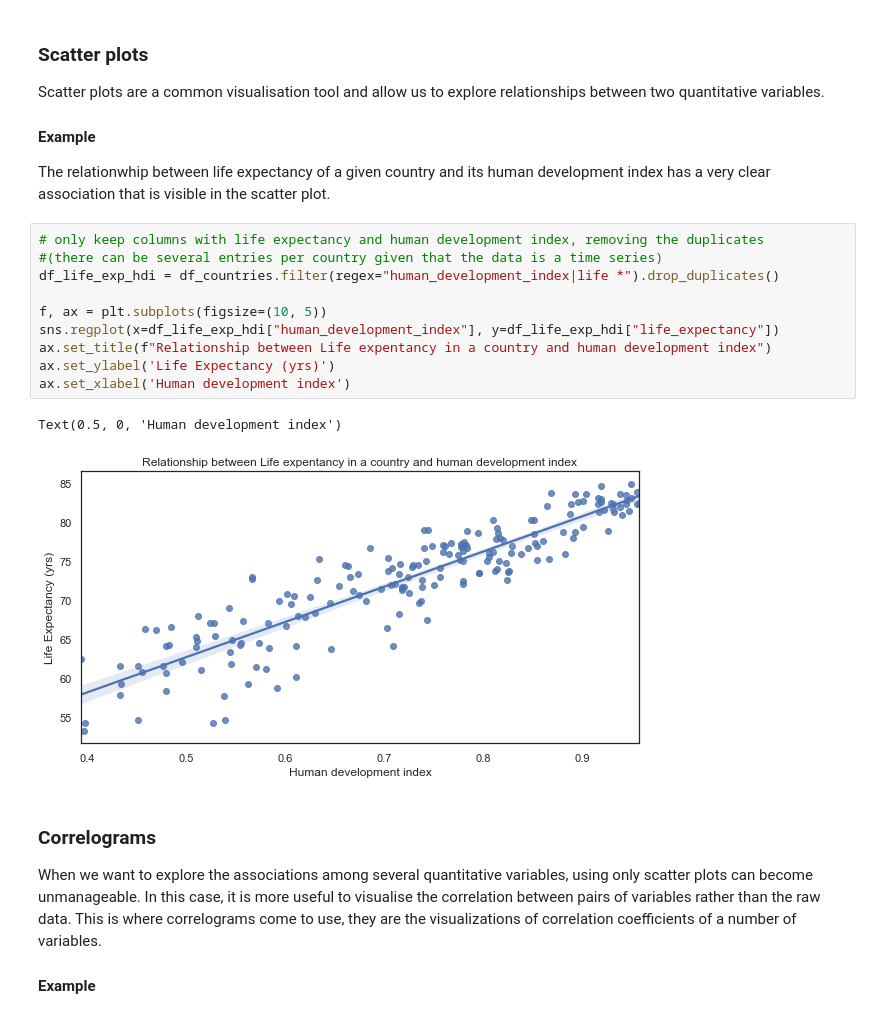
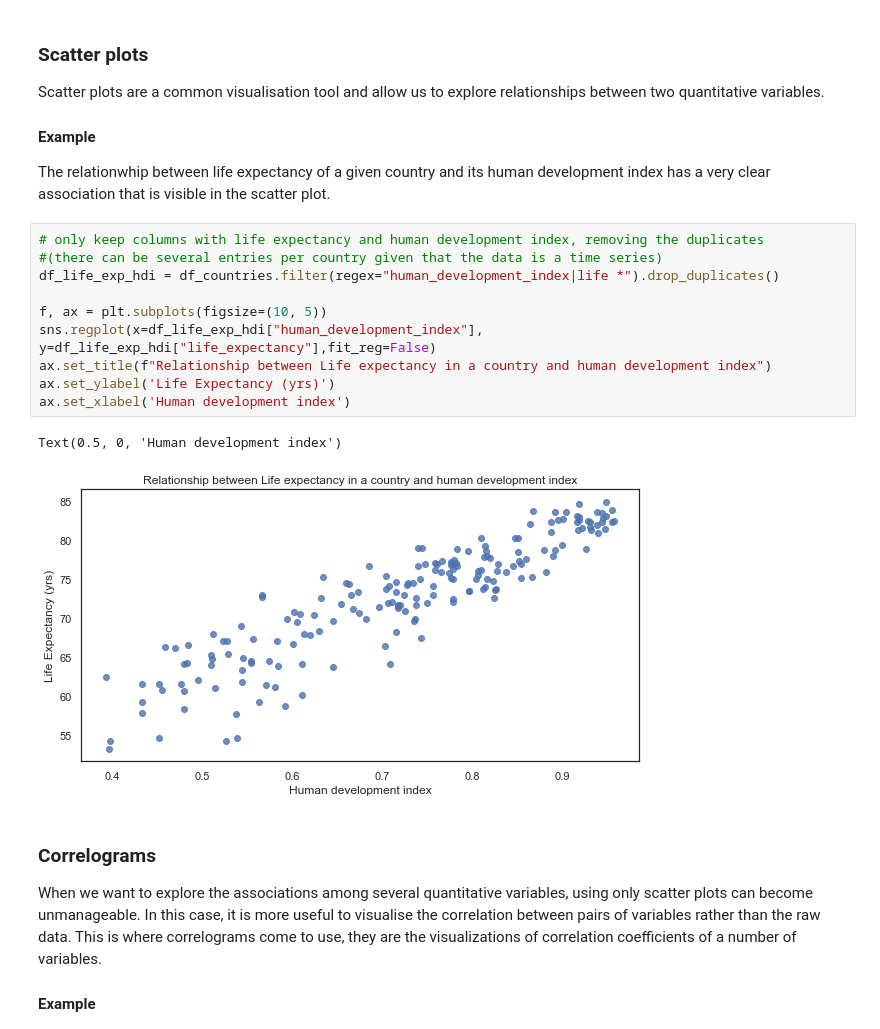
Before and after one commit to alan-turing-institute/rds-course, a Jupyter notebook: coursebook/modules/m3/3.3-Atlas0fVisualisations.ipynb, the cells around one changed output. Drawn from its saved outputs; the diff is of its cells as text.

```diff
--- a/coursebook/modules/m3/3.3-Atlas0fVisualisations.ipynb
+++ b/coursebook/modules/m3/3.3-Atlas0fVisualisations.ipynb
@@ -341,16 +338,16 @@ The relationwhip between life expectancy of a given country and its human develo
 # %%
 # only keep columns with life expectancy and human development index, removing the duplicates
 #(there can be several entries per country given that the data is a time series)
 df_life_exp_hdi = df_countries.filter(regex="human_development_index|life *").drop_duplicates()
 
 f, ax = plt.subplots(figsize=(10, 5))
-sns.regplot(x=df_life_exp_hdi["human_development_index"], y=df_life_exp_hdi["life_expectancy"])
-ax.set_title(f"Relationship between Life expentancy in a country and human development index")
+sns.regplot(x=df_life_exp_hdi["human_development_index"], y=df_life_exp_hdi["life_expectancy"],fit_reg=False)
+ax.set_title(f"Relationship between Life expectancy in a country and human development index")
 ax.set_ylabel('Life Expectancy (yrs)')
 ax.set_xlabel('Human development index')
 # %% [output]
 Text(0.5, 0, 'Human development index')
-[figure, old version]
+[figure, new version]
 # %% [markdown]
 ### Correlograms
 
```
Also changed, not shown: parts of 9 cells of this notebook.
